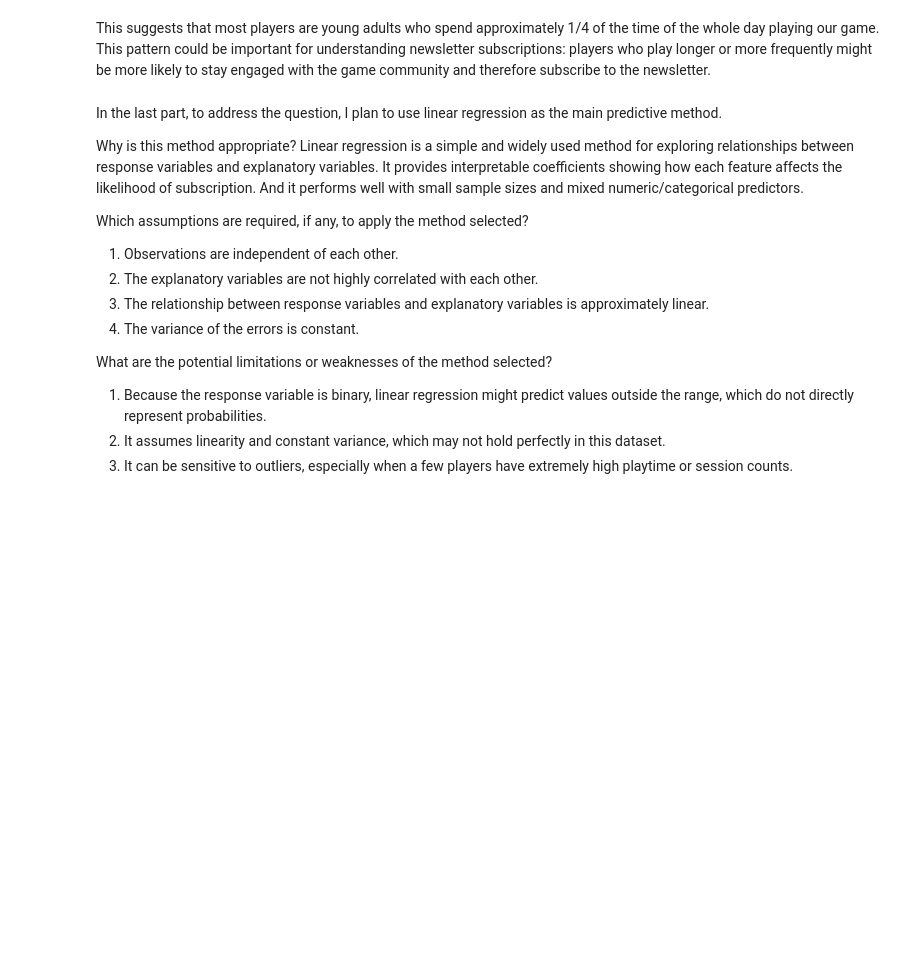
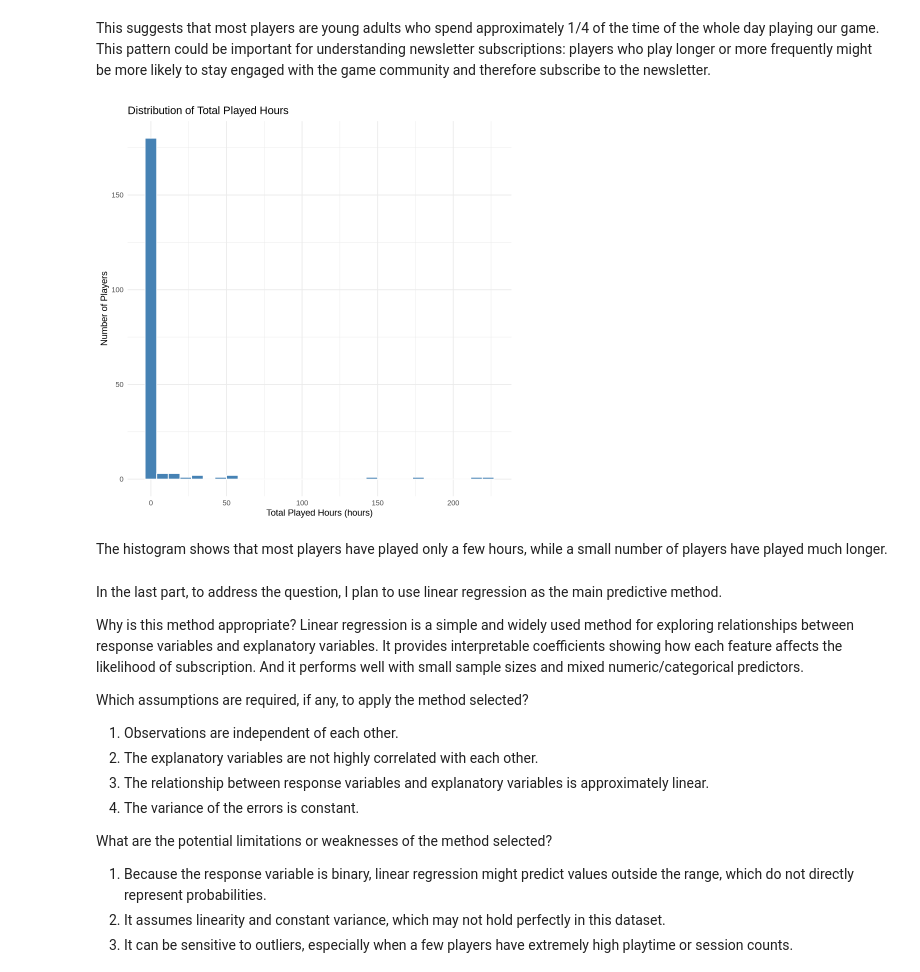
Before and after one commit to suyimeng-arch/dsci100individual, a Jupyter notebook: Untitled.ipynb, the cells around one changed output. Drawn from its saved outputs; the diff is of its cells as text; code cells hidden in the pictures; blank space fills up the shorter version.

Commit message:
Distribution of played hours

```diff
--- a/Untitled.ipynb
+++ b/Untitled.ipynb
@@ -95,6 +78,17 @@ Table: Mean values of quantitative variables in players.csv
 |Age          |      21.14|
 # %% [markdown]
 This suggests that most players are young adults who spend approximately 1/4 of the time of the whole day playing our game. This pattern could be important for understanding newsletter subscriptions: players who play longer or more frequently might be more likely to stay engaged with the game community and therefore subscribe to the newsletter.
+# %%
+ggplot(players, aes(x = played_hours)) +
+  geom_histogram(bins = 30, fill = "steelblue", color = "white") +
+  labs(title = "Distribution of Total Played Hours",
+       x = "Total Played Hours (hours)",
+       y = "Number of Players") +
+  theme_minimal()
+# %% [output]
+[figure, added]
+# %% [markdown]
+The histogram shows that most players have played only a few hours, while a small number of players have played much longer.
 # %% [markdown]
 In the last part, to address the question, I plan to use linear regression as the main predictive method.
 
```
Also changed, not shown: parts of 1 cell of this notebook.
